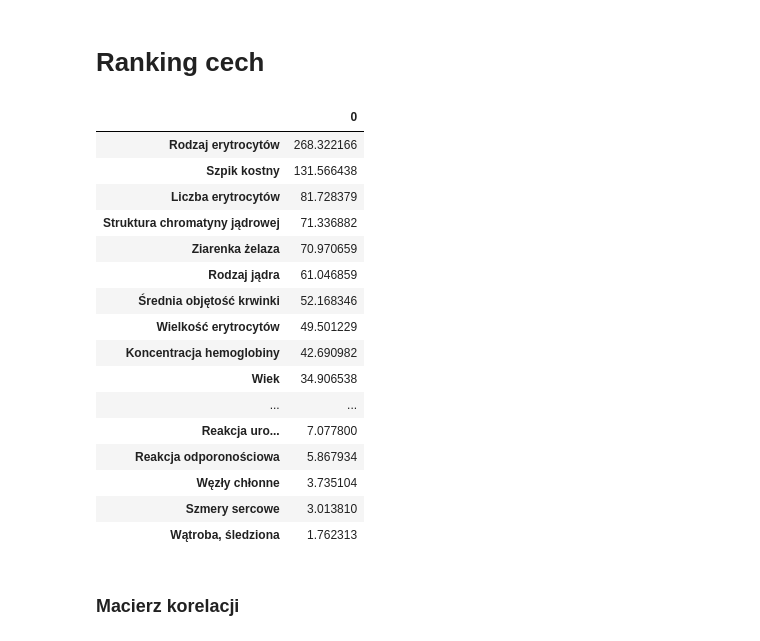
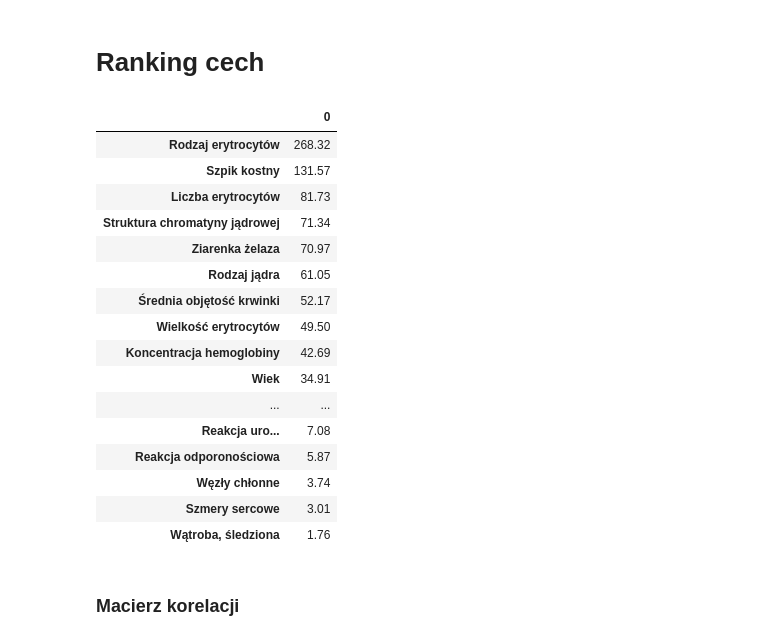
Before and after one commit to annaola/ZIwM, a Jupyter notebook: ZIwM.ipynb, the cells around one changed output. Saved outputs shown, nothing was run; the diff lists cells and outputs as text; code cells hidden in the pictures.

```diff
--- a/ZIwM.ipynb
+++ b/ZIwM.ipynb
@@ -100,25 +115,26 @@ training_set_by_sikness.agg(pd.Series.mode)
 # Ranking cech
 # %%
 chi2_stats, chi2_p = chi2(training_set, classes)
-pd.DataFrame(chi2_stats, training_set.columns).sort_values(0, ascending=False)
+df_rank = pd.DataFrame(chi2_stats, training_set.columns).sort_values(0, ascending=False)
+df_rank.round(2)
 # %% [output]
 |  | 0 |
-| Rodzaj erytrocytów | 268.322166 |
-| Szpik kostny | 131.566438 |
-| Liczba erytrocytów | 81.728379 |
-| Struktura chromatyny jądrowej | 71.336882 |
-| Ziarenka żelaza | 70.970659 |
-| Rodzaj jądra | 61.046859 |
-| Średnia objętość krwinki | 52.168346 |
-| Wielkość erytrocytów | 49.501229 |
-| Koncentracja hemoglobiny | 42.690982 |
-| Wiek | 34.906538 |
+| Rodzaj erytrocytów | 268.32 |
+| Szpik kostny | 131.57 |
+| Liczba erytrocytów | 81.73 |
+| Struktura chromatyny jądrowej | 71.34 |
+| Ziarenka żelaza | 70.97 |
+| Rodzaj jądra | 61.05 |
+| Średnia objętość krwinki | 52.17 |
+| Wielkość erytrocytów | 49.50 |
+| Koncentracja hemoglobiny | 42.69 |
+| Wiek | 34.91 |
 | ... | ... |
-| Reakcja uro... | 7.077800 |
-| Reakcja odporonościowa | 5.867934 |
-| Węzły chłonne | 3.735104 |
-| Szmery sercowe | 3.013810 |
-| Wątroba, śledziona | 1.762313 |
+| Reakcja uro... | 7.08 |
+| Reakcja odporonościowa | 5.87 |
+| Węzły chłonne | 3.74 |
+| Szmery sercowe | 3.01 |
+| Wątroba, śledziona | 1.76 |
 # %% [markdown]
 ### Macierz korelacji
 # %%
```
Also changed, not shown: parts of 4 cells of this notebook.
